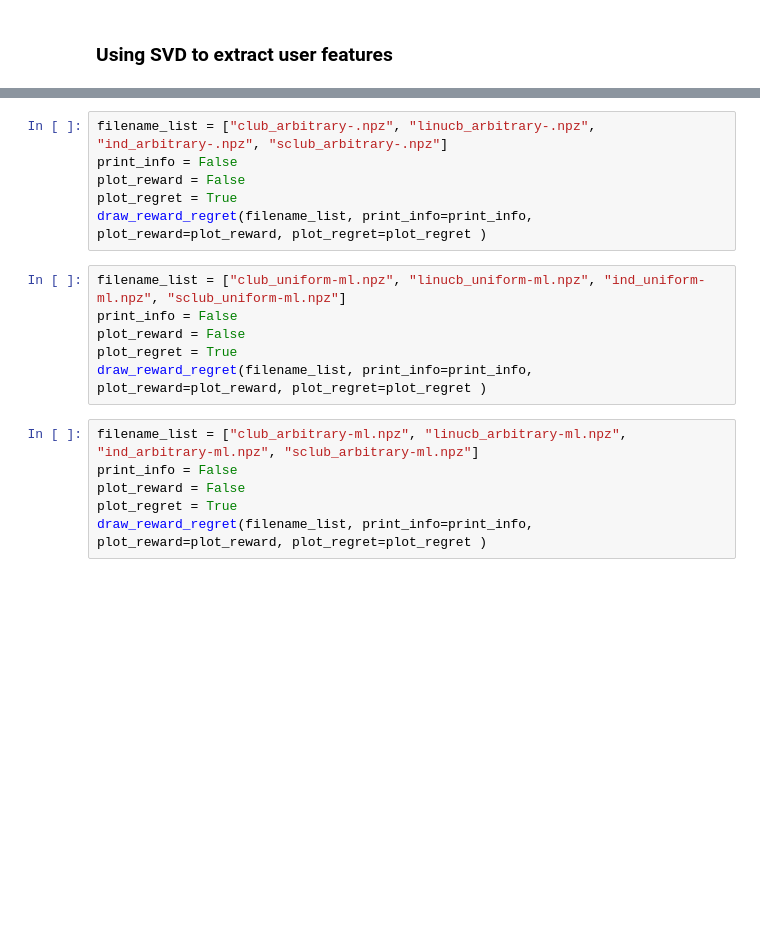
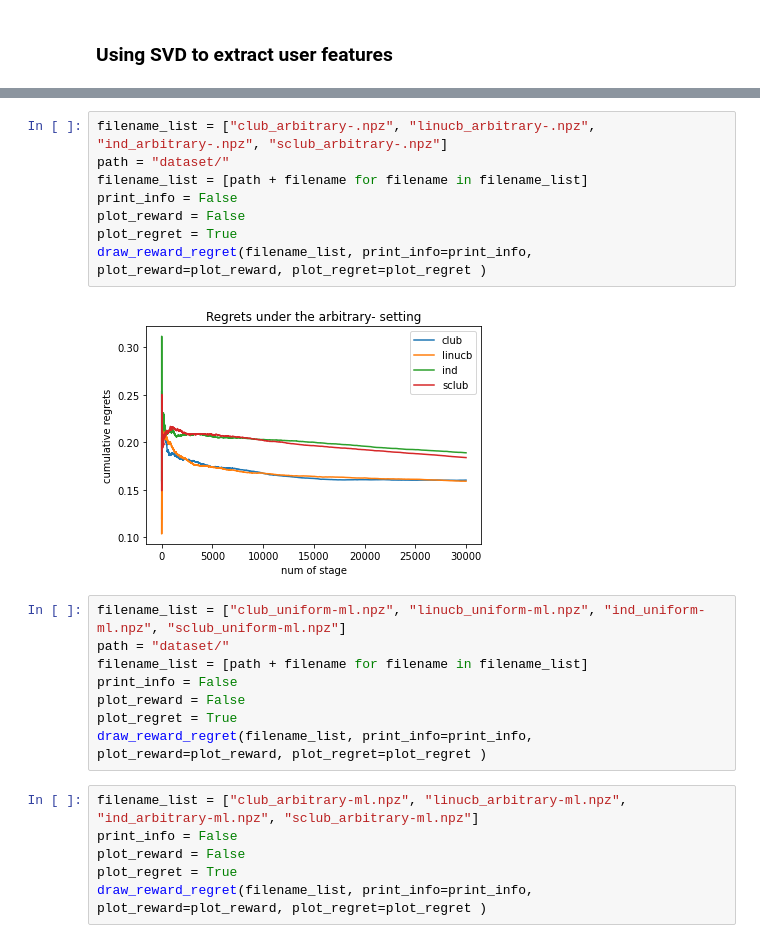
Before and after one commit to MjolnirT/OnlineClusteringOfBandits, a Jupyter notebook: main_ijcai19.ipynb, the cells around one changed output, grey strips where cells are left out. Cells and saved outputs as stored; diff of their text form; blank space fills up the shorter version.

```diff
--- a/main_ijcai19.ipynb
+++ b/main_ijcai19.ipynb
@@ -73,11 +87,17 @@ draw_reward_regret(filename_list, print_info=print_info, plot_reward=plot_reward
 # %%
 filename_list = ["club_arbitrary-.npz", "linucb_arbitrary-.npz", "ind_arbitrary-.npz", "sclub_arbitrary-.npz"]
+path = "dataset/"
+filename_list = [path + filename for filename in filename_list]
 print_info = False
 plot_reward = False
 plot_regret = True
 draw_reward_regret(filename_list, print_info=print_info, plot_reward=plot_reward, plot_regret=plot_regret )
+# %% [output]
+[figure, added]
 # %%
 filename_list = ["club_uniform-ml.npz", "linucb_uniform-ml.npz", "ind_uniform-ml.npz", "sclub_uniform-ml.npz"]
+path = "dataset/"
+filename_list = [path + filename for filename in filename_list]
 print_info = False
 plot_reward = False
 plot_regret = True
```
Also changed, not shown: parts of 4 cells of this notebook, 1 other file.
